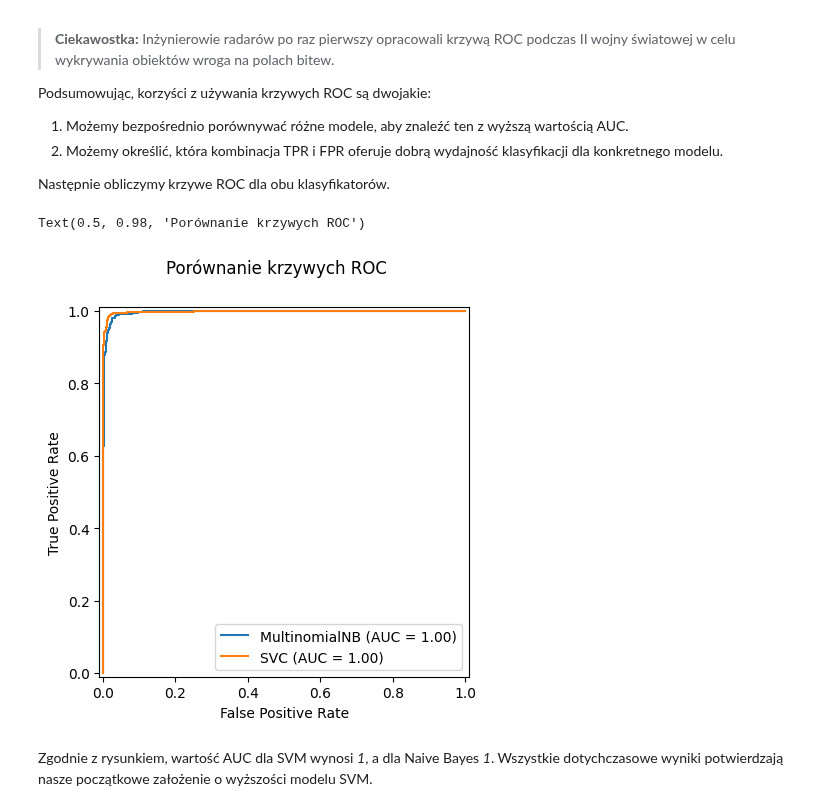
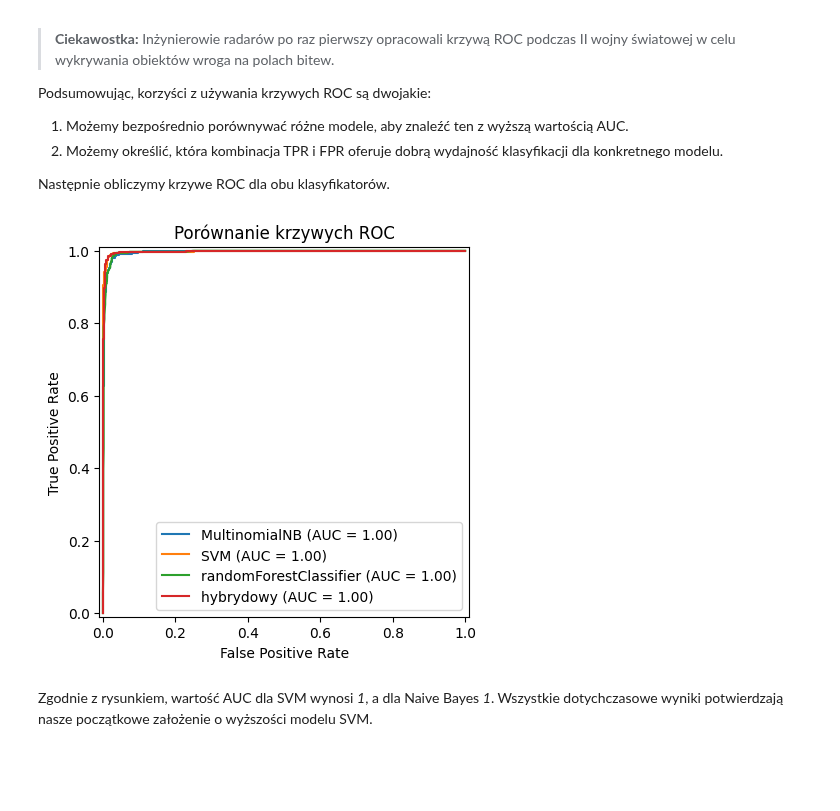
Before and after one commit to patrykzawadzkisggw/mad2, a Jupyter notebook: przyklad.ipynb, the cells around one changed output. Cells and saved outputs as stored; diff of their text form; code cells hidden in the pictures; blank space fills up the shorter version.

```diff
--- a/przyklad.ipynb
+++ b/przyklad.ipynb
@@ -632,39 +661,51 @@ Następnie obliczymy krzywe ROC dla obu klasyfikatorów.
 # %%
 from matplotlib import pyplot as plt
 
 # Stwórz pojedynczą figurę i oś dla wykresu ROC.
 fig, ax = plt.subplots()
 
+def wykres(zbior,model,nazwa):
+    # Uzyskaj wyniki dla każdej predykcji.
+    probs = model.predict_proba(zbior)
+    test_score = probs[:, 1]
+
+    # Oblicz charakterystykę pracy odbiornika.
+    fpr, tpr, thresholds = metrics.roc_curve(test_class, test_score)
+
+    # Utwórz pojedynczą figurę i oś dla wykresu ROC.
+    roc_auc = metrics.auc(fpr, tpr)
+
+    # Stwórz krzywą ROC.
+    metrics.RocCurveDisplay(fpr=fpr, tpr=tpr, roc_auc=roc_auc, estimator_name=nazwa).plot(ax=ax)
+
+wykres(test_data_features.toarray(),nb_classifier,'MultinomialNB')
+wykres(test_data_pca,svm_classifier,'SVM')
+wykres(test_data_features.toarray(),randomForestClassifier,'randomForestClassifier')
+
 # Uzyskaj wyniki dla każdej predykcji.
-probs = nb_classifier.predict_proba(test_data_features.toarray())
-test_score = probs[:, 1]
+pred1 = nb_classifier.predict_proba(test_data_features.toarray())
+pred2 = randomForestClassifier.predict_proba(test_data_features.toarray())
+pred3 = svm_classifier.predict_proba(pca.transform(test_data_features.toarray()))
+
+# Oblicz ostateczną predykcję jako średnią z predykcji trzech modeli.
+final_pred2 = (pred1 + pred2 + pred3) / 3
+test_score = final_pred2[:, 1]
 
 # Oblicz charakterystykę pracy odbiornika.
 fpr, tpr, thresholds = metrics.roc_curve(test_class, test_score)
 
 # Utwórz pojedynczą figurę i oś dla wykresu ROC.
 roc_auc = metrics.auc(fpr, tpr)
 
 # Stwórz krzywą ROC.
-metrics.RocCurveDisplay(fpr=fpr, tpr=tpr, roc_auc=roc_auc, estimator_name='MultinomialNB').plot(ax=ax)
+metrics.RocCurveDisplay(fpr=fpr, tpr=tpr, roc_auc=roc_auc, estimator_name='hybrydowy').plot(ax=ax)
 
-# Uzyskaj wyniki dla każdej predykcji.
-probs = svm_classifier.predict_proba(test_data_pca)
-test_score = probs[:, 1]
+# Ustaw tytuł wykresu.
+ax.set_title("Porównanie krzywych ROC")
 
-# Oblicz charakterystykę pracy odbiornika.
-fpr, tpr, thresholds = metrics.roc_curve(test_class, test_score)
-
-# Oblicz pole powierzchni pod krzywą.
-roc_auc = metrics.auc(fpr, tpr)
-
-# Stwórz krzywą ROC.
-svm_disp = metrics.RocCurveDisplay(fpr=fpr, tpr=tpr, roc_auc=roc_auc, estimator_name='SVC').plot(ax=ax)
-
-svm_disp.figure_.suptitle("Porównanie krzywych ROC")
+plt.show()
 # %% [output]
-Text(0.5, 0.98, 'Porównanie krzywych ROC')
-[figure, old version]
+[figure, new version]
 # %% [markdown]
 Zgodnie z rysunkiem, wartość AUC dla SVM wynosi *1*, a dla Naive Bayes *1*. Wszystkie dotychczasowe wyniki potwierdzają nasze początkowe założenie o wyższości modelu SVM.
 # %% [markdown]
```
Also changed, not shown: parts of 6 cells of this notebook.
